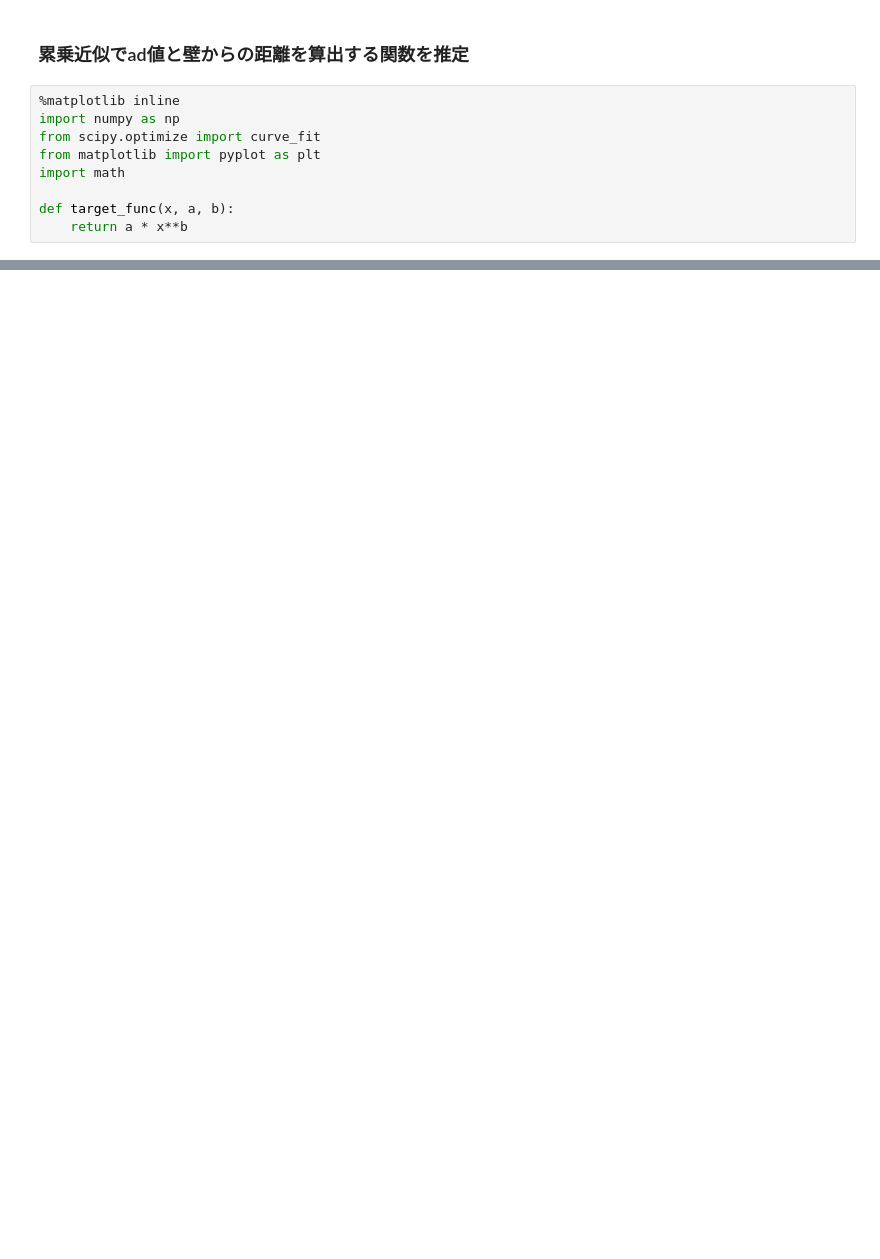
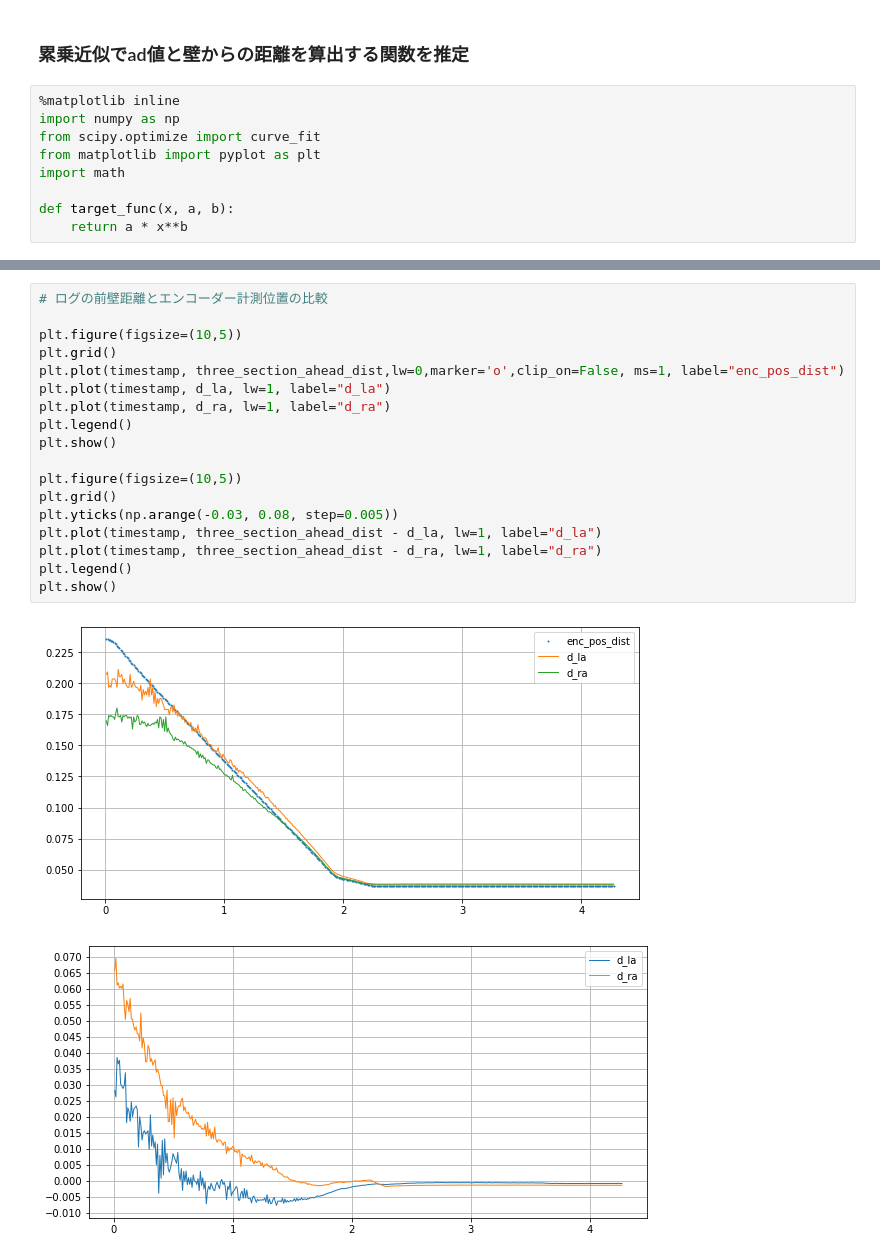
Before and after one commit to GanonKuppa/trrkuwaganon, a Jupyter notebook: tool/regression/regression.ipynb, the cells around one changed output, grey strips where cells are left out. Saved outputs shown, nothing was run; the diff lists cells and outputs as text; blank space fills up the shorter version.

```diff
--- a/tool/regression/regression.ipynb
+++ b/tool/regression/regression.ipynb
@@ -11,0 +31,21 @@ def target_func(x, a, b):
+# %%
+# ログの前壁距離とエンコーダー計測位置の比較
+
+plt.figure(figsize=(10,5))
+plt.grid()
+plt.plot(timestamp, three_section_ahead_dist,lw=0,marker='o',clip_on=False, ms=1, label="enc_pos_dist")
+plt.plot(timestamp, d_la, lw=1, label="d_la")
+plt.plot(timestamp, d_ra, lw=1, label="d_ra")
+plt.legend()
+plt.show()
+
+plt.figure(figsize=(10,5))
+plt.grid()
+plt.yticks(np.arange(-0.03, 0.08, step=0.005))
+plt.plot(timestamp, three_section_ahead_dist - d_la, lw=1, label="d_la")
+plt.plot(timestamp, three_section_ahead_dist - d_ra, lw=1, label="d_ra")
+plt.legend()
+plt.show()
+# %% [output]
+[figure, added]
+[figure, added]
```
Also changed, not shown: parts of 7 cells of this notebook, 2 other files.
